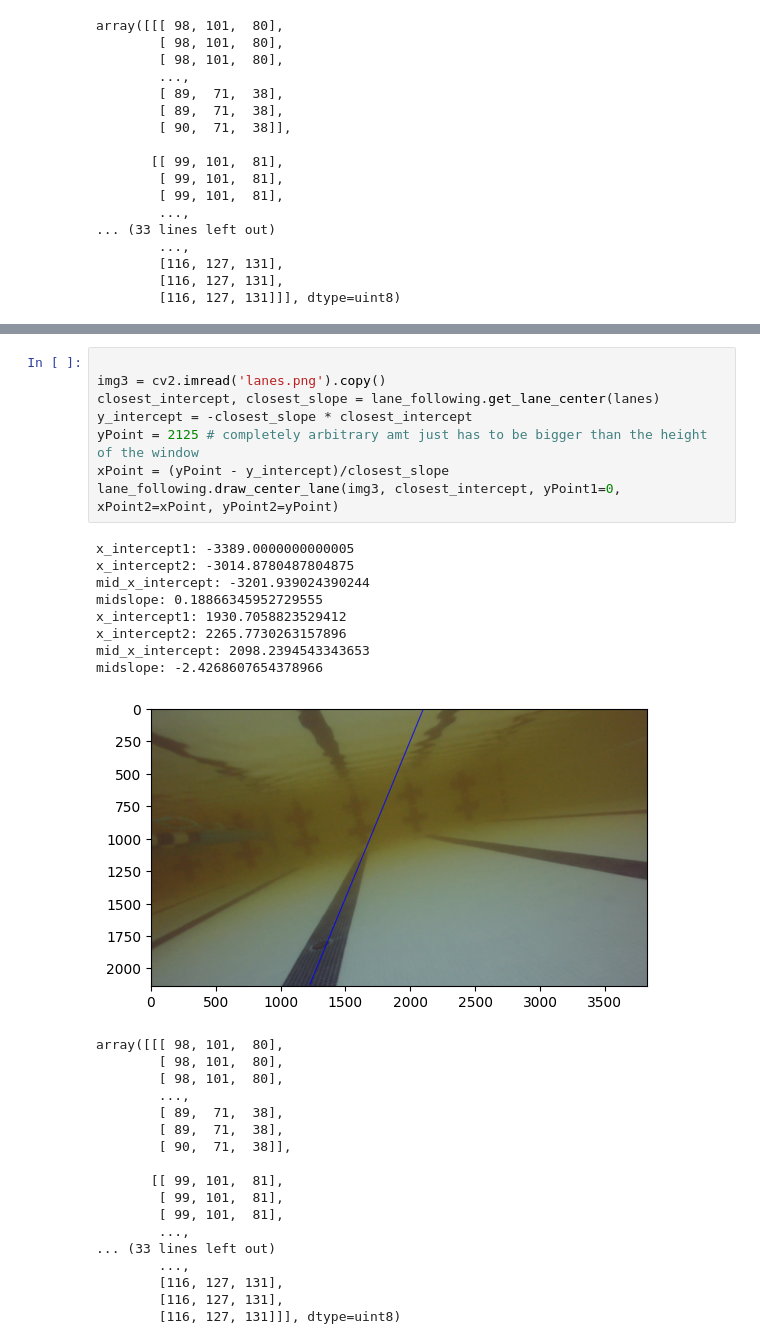
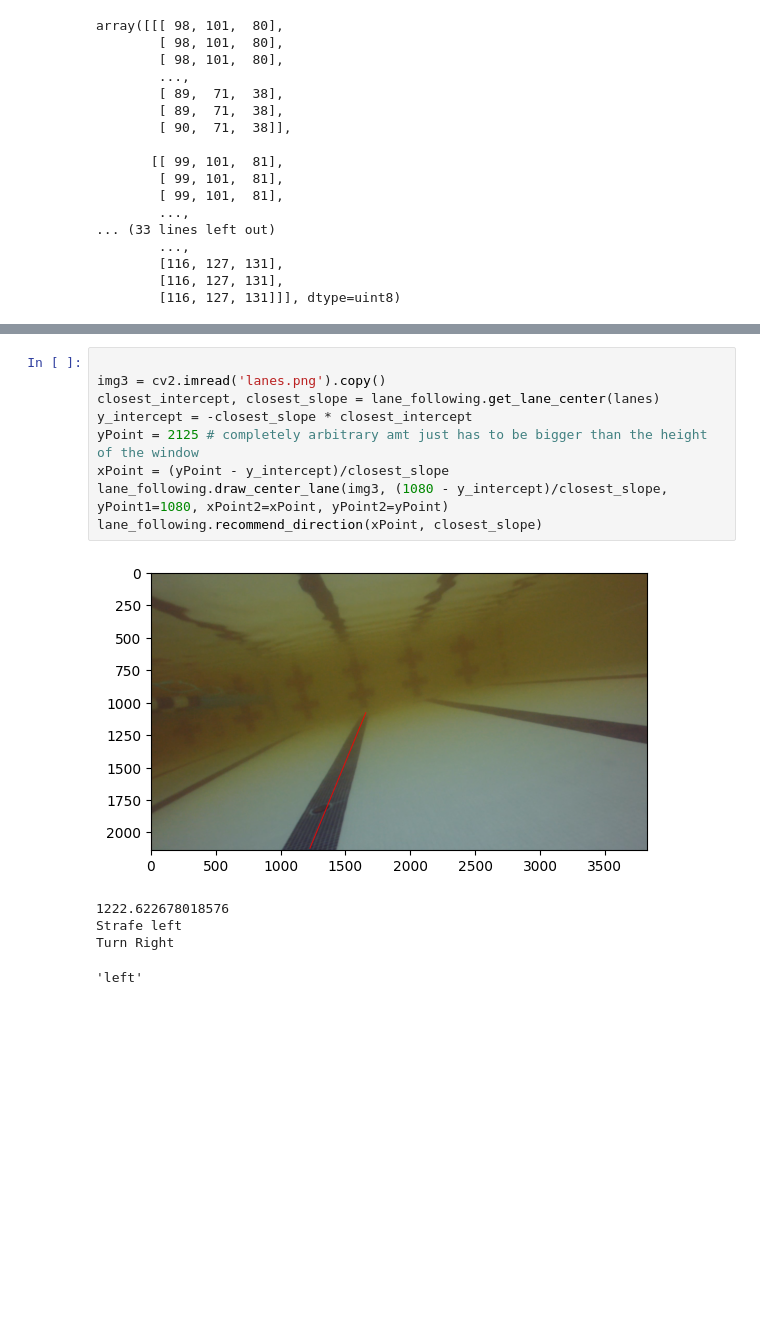
Before and after one commit to KevinTvT/cv-intro, a Jupyter notebook: lane_detection.ipynb, the cells around one changed output, grey strips where cells are left out. Drawn from its saved outputs; the diff is of its cells as text; blank space fills up the shorter version.

Commit message:
tested recommend direction and fixed bugs

```diff
--- a/lane_detection.ipynb
+++ b/lane_detection.ipynb
@@ -56,35 +56,15 @@ array([[[ 98, 101,  80],
 # %%
 
 img3 = cv2.imread('lanes.png').copy()
 closest_intercept, closest_slope = lane_following.get_lane_center(lanes)
 y_intercept = -closest_slope * closest_intercept
 yPoint = 2125 # completely arbitrary amt just has to be bigger than the height of the window
 xPoint = (yPoint - y_intercept)/closest_slope
-lane_following.draw_center_lane(img3, closest_intercept, yPoint1=0, xPoint2=xPoint, yPoint2=yPoint)
+lane_following.draw_center_lane(img3, (1080 - y_intercept)/closest_slope, yPoint1=1080, xPoint2=xPoint, yPoint2=yPoint)
+lane_following.recommend_direction(xPoint, closest_slope)
 # %% [output]
+[figure, new version]
-x_intercept1: -3389.0000000000005
-x_intercept2: -3014.8780487804875
-mid_x_intercept: -3201.939024390244
-midslope: 0.18866345952729555
-x_intercept1: 1930.7058823529412
-x_intercept2: 2265.7730263157896
-mid_x_intercept: 2098.2394543343653
-midslope: -2.4268607654378966
+1222.622678018576
+Strafe left
+Turn Right
-[figure, old version]
-array([[[ 98, 101,  80],
-        [ 98, 101,  80],
-        [ 98, 101,  80],
-        ...,
-        [ 89,  71,  38],
-        [ 89,  71,  38],
-        [ 90,  71,  38]],
-
-       [[ 99, 101,  81],
-        [ 99, 101,  81],
-        [ 99, 101,  81],
-        ...,
-... (33 lines left out)
-        ...,
-        [116, 127, 131],
-        [116, 127, 131],
-        [116, 127, 131]]], dtype=uint8)
+'left'
```
Also changed, not shown: parts of 2 cells of this notebook, 1 other file.
